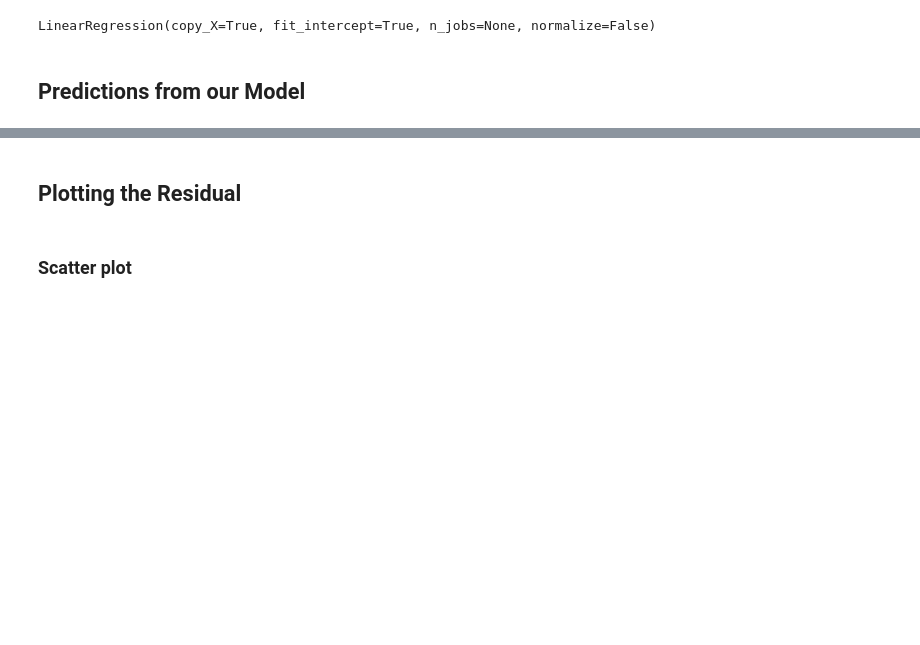
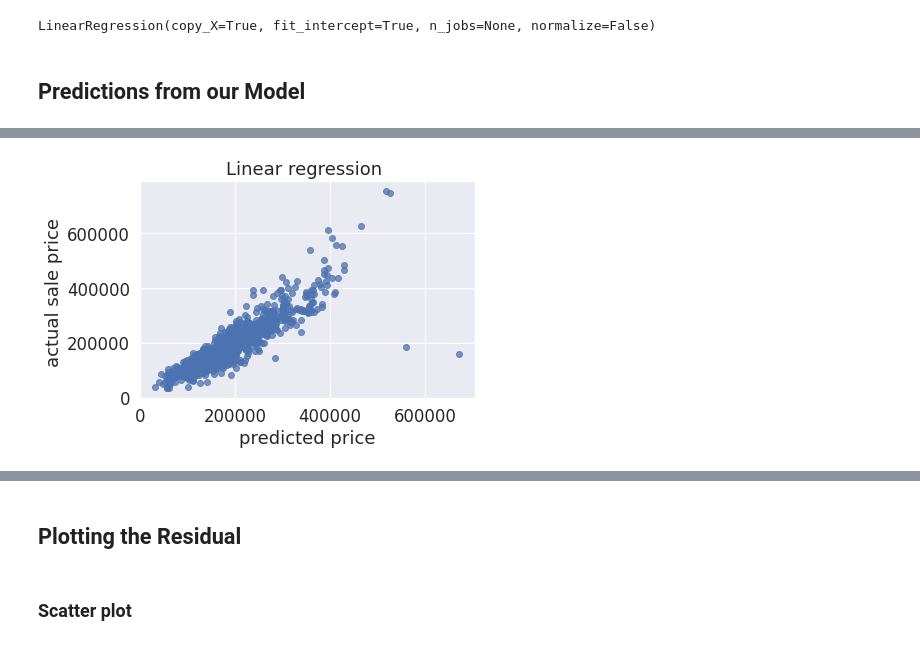
Before and after one commit to Rumsha001/ML-Project, a Jupyter notebook: HousePricePrediction_Project.ipynb, the cells around one changed output, grey strips where cells are left out. Cells and saved outputs as stored; diff of their text form; code cells hidden in the pictures; blank space fills up the shorter version.

```diff
--- a/HousePricePrediction_Project.ipynb
+++ b/HousePricePrediction_Project.ipynb
@@ -511,3 +520,11 @@ Linear Regression - Intercept: -666440.6882452363
+# %%
+plt.scatter(test_pred, df_test_y, alpha=.75)
+plt.xlabel('predicted price')
+plt.ylabel('actual sale price ')
+plt.title('Linear regression ')
+plt.show()
+# %% [output]
+[figure, added]
 # %%
 # Regression Evaluation Metrics
 
```
Also changed, not shown: parts of 14 cells of this notebook.
